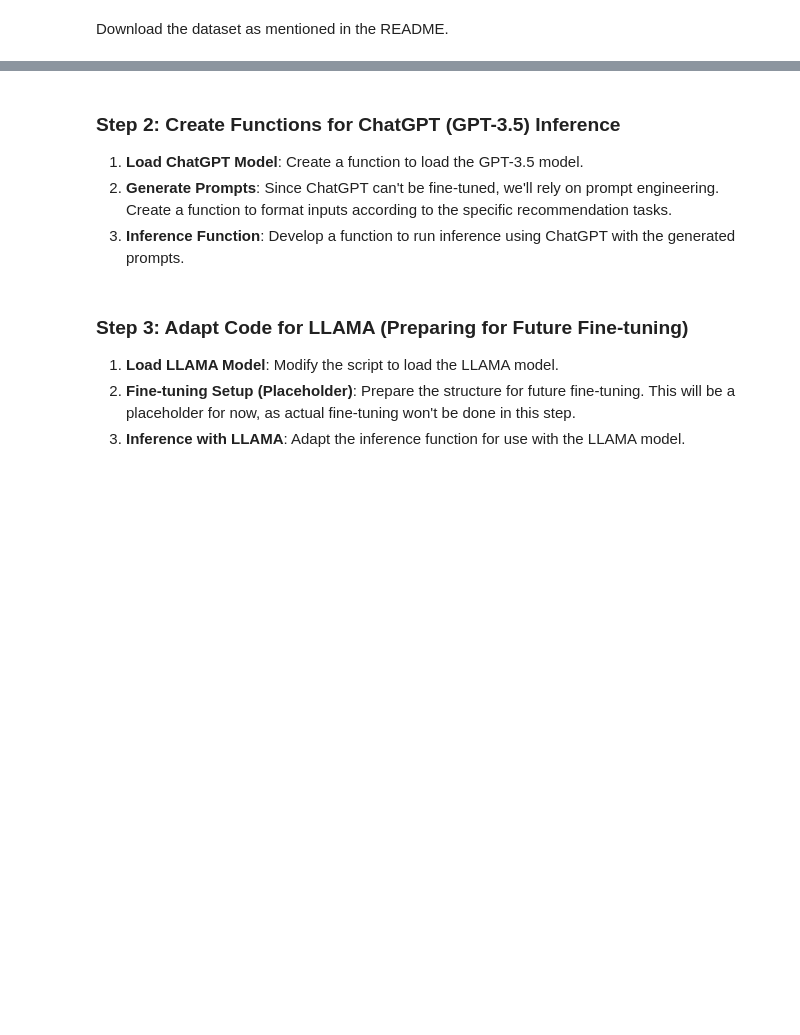
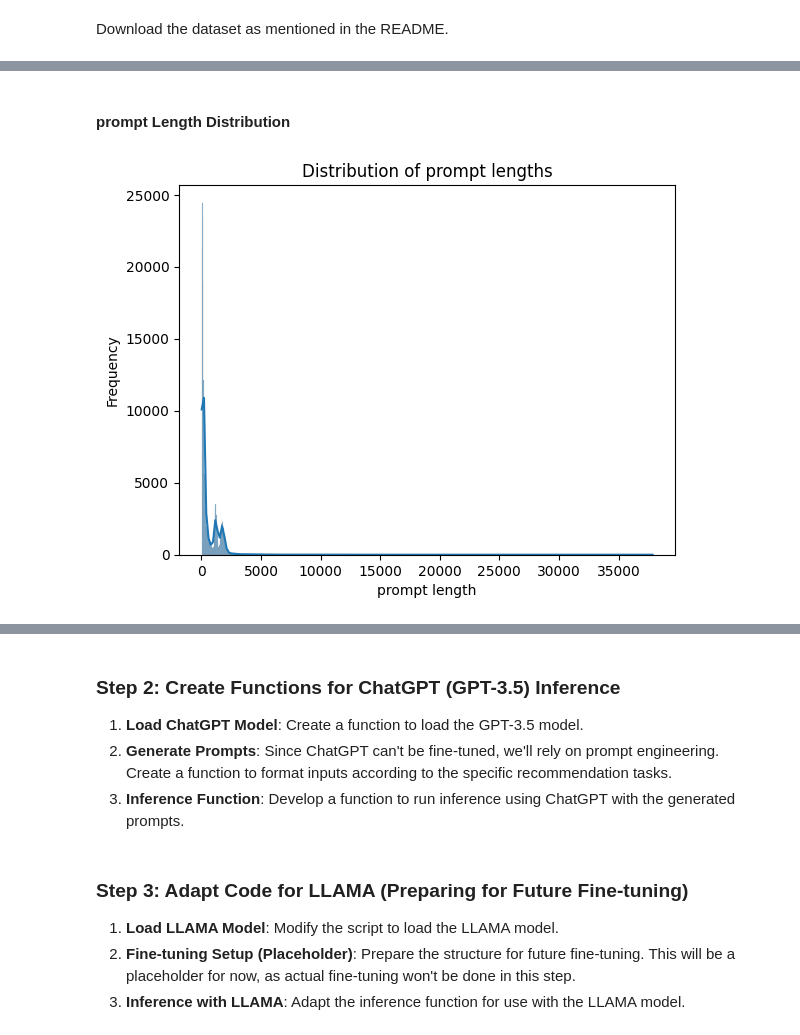
Before and after one commit to peyman886/NLP, a Jupyter notebook: YaghoubZadeh 1402-2/Project/LLMRec-main/project.ipynb, the cells around one changed output, grey strips where cells are left out. Cells and saved outputs as stored; diff of their text form; code cells hidden in the pictures; blank space fills up the shorter version.

```diff
--- a/YaghoubZadeh 1402-2/Project/LLMRec-main/project.ipynb
+++ b/YaghoubZadeh 1402-2/Project/LLMRec-main/project.ipynb
@@ -68,0 +37,7 @@ but Gdown can't. Please check connections and permissions.
+# %%
+import pandas as pd
+
+df_finetuning_prompts_train = pd.read_json('finetuning_prompts_train.json', lines=True)
+df_finetuning_prompts_val = pd.read_json('finetuning_promtps_val.json', lines=True)
+df_finetuning_prompts_test = pd.read_json('finetuning_prompts_test.json', lines=True)
+df_shelf_test_prompts = pd.read_json('off-the-shelf_test_prompts.json', lines=True)
@@ -68,0 +139,17 @@ but Gdown can't. Please check connections and permissions.
+# %% [markdown]
+#### prompt Length Distribution
+# %%
+import pandas as pd
+import matplotlib.pyplot as plt
+import seaborn as sns
+
+
+df_shelf_test_prompts['prompt_length'] = df_shelf_test_prompts['prompt'].apply(lambda x: len(x.split()))
+
+sns.histplot(df_shelf_test_prompts['prompt_length'], kde=True)
+plt.xlabel('prompt length')
+plt.ylabel('Frequency')
+plt.title('Distribution of prompt lengths')
+plt.show()
+# %% [output]
+[figure, added]
```
Also changed, not shown: parts of 19 cells of this notebook.
